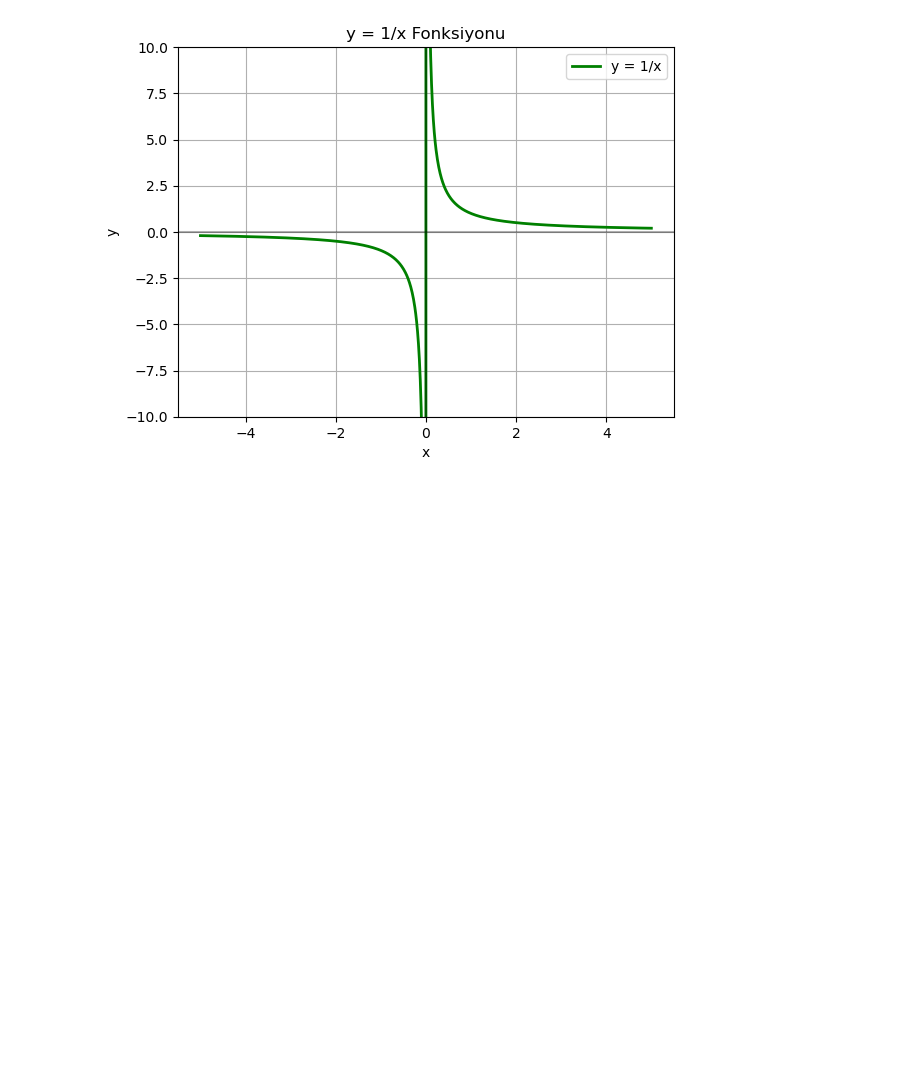
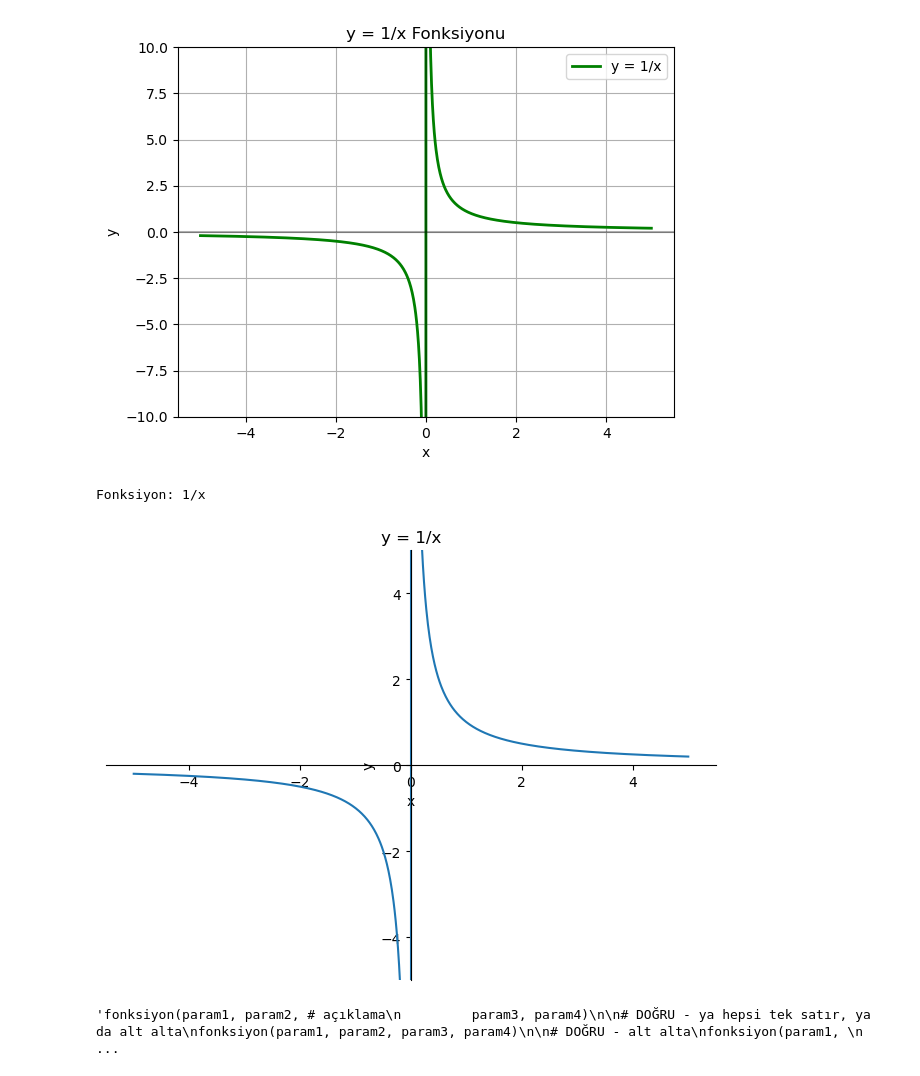
Before and after one commit to nailBestas/lispAi, a Jupyter notebook: 01_Python_Mathematics_and_Statistics/2_Mathematics/4-Graphing_and_visualization.ipynb, the cells around one changed output. Cells and saved outputs as stored; diff of their text form; code cells hidden in the pictures; blank space fills up the shorter version.

Commit message:
Added Python Complex plotting with sympy

```diff
--- a/01_Python_Mathematics_and_Statistics/2_Mathematics/4-Graphing_and_visualization.ipynb
+++ b/01_Python_Mathematics_and_Statistics/2_Mathematics/4-Graphing_and_visualization.ipynb
@@ -523,3 +523,42 @@ plt.legend()
 plt.show()
 # %% [output]
 [figure]
+# %%
+# Farkli ornekler
+import sympy as sym
+import matplotlib.pyplot as plt
+
+# Sembolleri tanımla
+x, a = sym.symbols('x a')
+
+# Orijinal fonksiyon
+expr = a/x
+
+# a yerine 1 koy -> 1/x
+yeni_expr = expr.subs(a, 1)
+print(f"Fonksiyon: {yeni_expr}")  # 1/x
+
+# Grafik çiz (-5 ile 5 arasında)
+sym.plot(yeni_expr, (x, -5, 5), # SADECE x sınırları (-5 ile 5 arası)
+         title='y = 1/x',
+         xlabel='x',
+         ylabel='y',
+         ylim=(-5, 5))
+
+
+# Pythonda birden fazla fonskyon nasil tanimlandigini hatirlayalim
+'''fonksiyon(param1, param2, # açıklama
+         param3, param4)
+
+# DOĞRU - ya hepsi tek satır, ya da alt alta
+fonksiyon(param1, param2, param3, param4)
+
+# DOĞRU - alt alta
+fonksiyon(param1,
+         param2,
+         param3,
+         param4)'''
+# %% [output]
+Fonksiyon: 1/x
+[figure, added]
+'fonksiyon(param1, param2, # açıklama\n         param3, param4)\n\n# DOĞRU - ya hepsi tek satır, ya da alt alta\nfonksiyon(param1, param2, param3, param4)\n\n# DOĞRU - alt alta\nfonksiyon(param1, \n   ...
```
